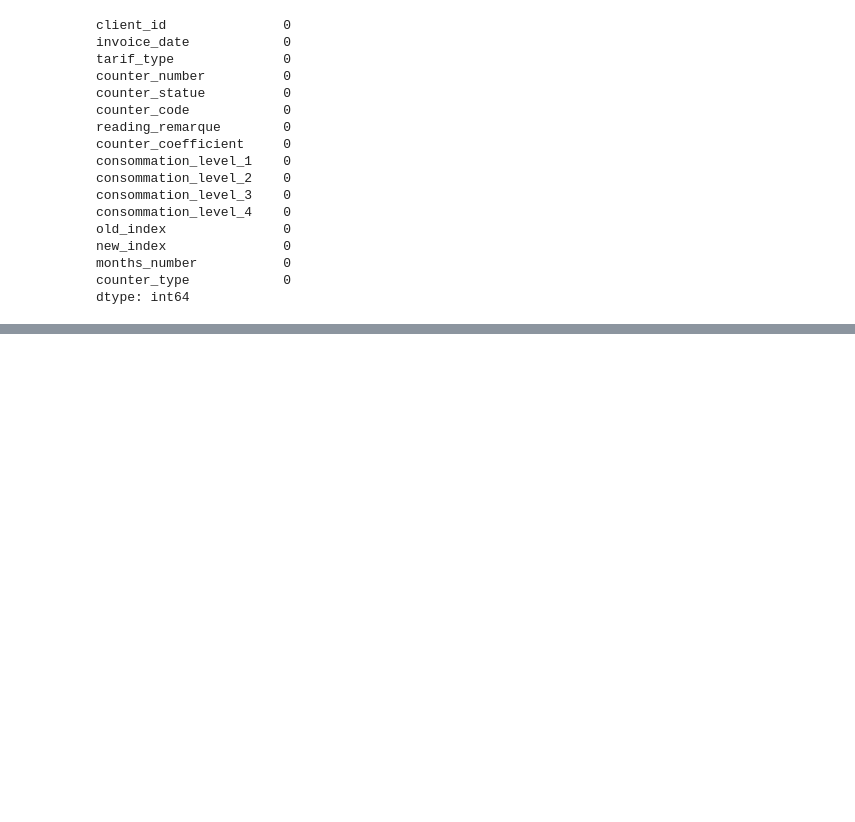
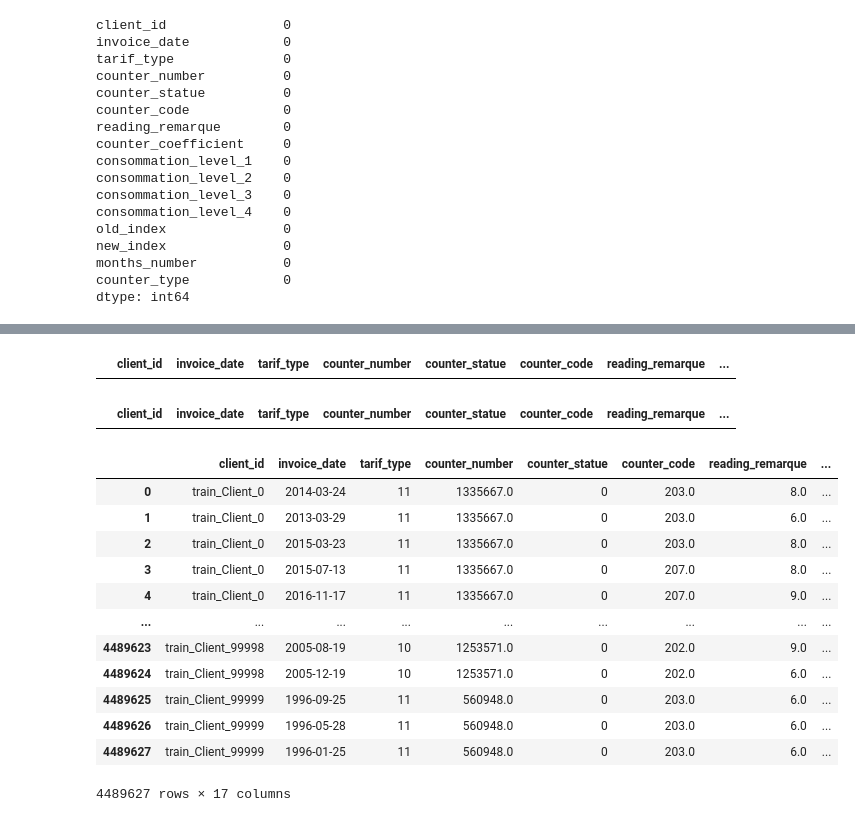
Before and after one commit to classical16/gomycode, a Jupyter notebook: Pandas.ipynb, the cells around one changed output, grey strips where cells are left out. Drawn from its saved outputs; the diff is of its cells as text; code cells hidden in the pictures; blank space fills up the shorter version.

```diff
--- a/Pandas.ipynb
+++ b/Pandas.ipynb
@@ -214,4 +210,6 @@ counter_type            0
 dtype: int64
+# %%
+df['counter_number']=df['counter_number'].astype(float)
 # %%
 df['counter_number'].fillna(df['counter_number'].mean(), inplace=True)
 # %%
@@ -257,11 +255,32 @@ max    465218.000000  470698.000000   99104.000000
 # %%
 client_0_bills_boolean = df[df['client_id'] == 'train_client_0']
+client_0_bills_boolean
+# %% [output]
+|  | client_id | invoice_date | tarif_type | counter_number | counter_statue | counter_code | reading_remarque | ... |
 # %%
 client_0_bills_loc = df.loc[df['client_id'] == 'train_client_0']
+client_0_bills_loc
+# %% [output]
+|  | client_id | invoice_date | tarif_type | counter_number | counter_statue | counter_code | reading_remarque | ... |
 # %%
 # using map function
 counter_type_mapping = {'ELEC': 2, 'GAZ': 1}
 
 df['counter_type_numeric'] = df['counter_type'].map(counter_type_mapping)
+df
+# %% [output]
+|  | client_id | invoice_date | tarif_type | counter_number | counter_statue | counter_code | reading_remarque | ... |
+| 0 | train_Client_0 | 2014-03-24 | 11 | 1335667.0 | 0 | 203.0 | 8.0 | ... |
+| 1 | train_Client_0 | 2013-03-29 | 11 | 1335667.0 | 0 | 203.0 | 6.0 | ... |
+| 2 | train_Client_0 | 2015-03-23 | 11 | 1335667.0 | 0 | 203.0 | 8.0 | ... |
+| 3 | train_Client_0 | 2015-07-13 | 11 | 1335667.0 | 0 | 207.0 | 8.0 | ... |
+| 4 | train_Client_0 | 2016-11-17 | 11 | 1335667.0 | 0 | 207.0 | 9.0 | ... |
+| ... | ... | ... | ... | ... | ... | ... | ... | ... |
+| 4489623 | train_Client_99998 | 2005-08-19 | 10 | 1253571.0 | 0 | 202.0 | 9.0 | ... |
+| 4489624 | train_Client_99998 | 2005-12-19 | 10 | 1253571.0 | 0 | 202.0 | 6.0 | ... |
+| 4489625 | train_Client_99999 | 1996-09-25 | 11 | 560948.0 | 0 | 203.0 | 6.0 | ... |
+| 4489626 | train_Client_99999 | 1996-05-28 | 11 | 560948.0 | 0 | 203.0 | 6.0 | ... |
+| 4489627 | train_Client_99999 | 1996-01-25 | 11 | 560948.0 | 0 | 203.0 | 6.0 | ... |
+4489627 rows × 17 columns
 # %%
 df.drop('counter_statue', axis=1, inplace=True)
```
Also changed, not shown: parts of 16 cells of this notebook.
